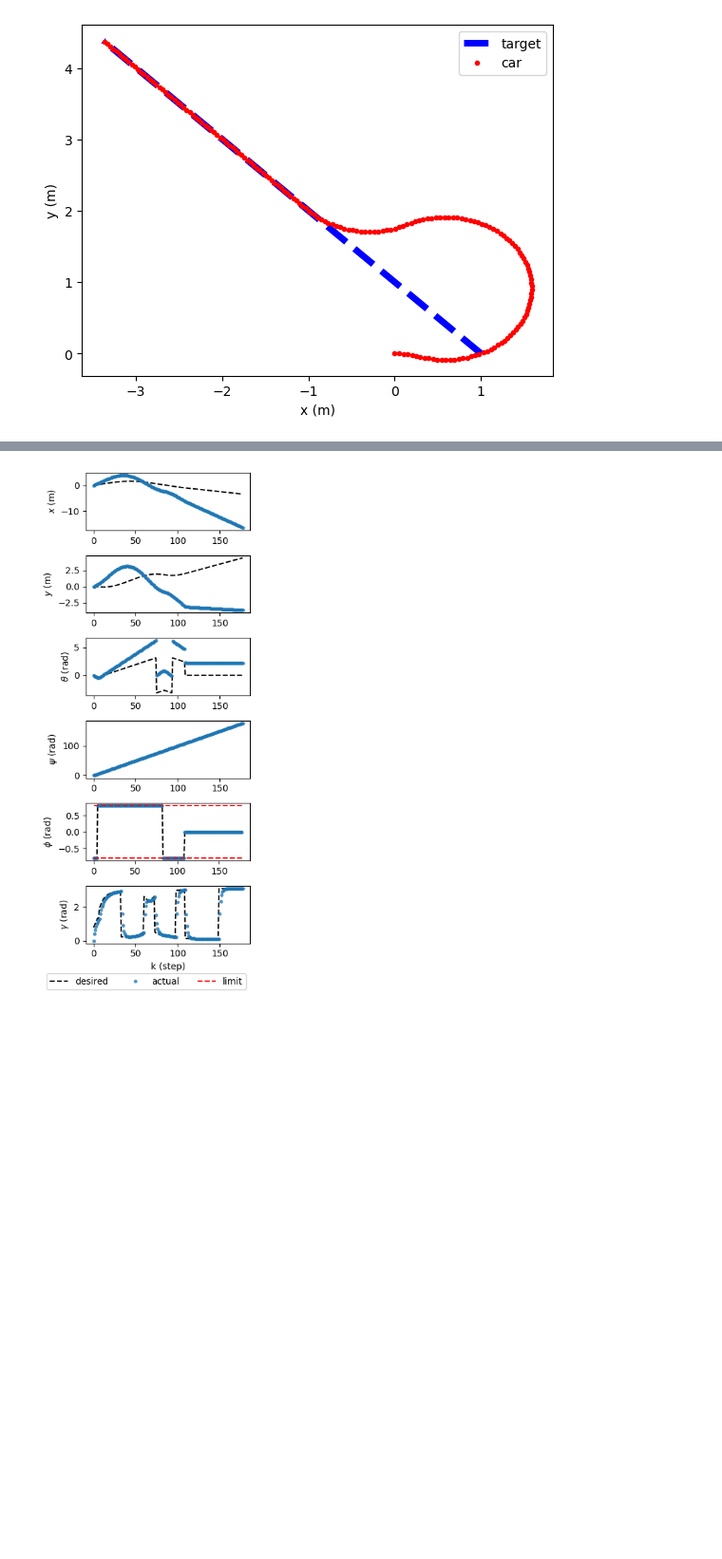
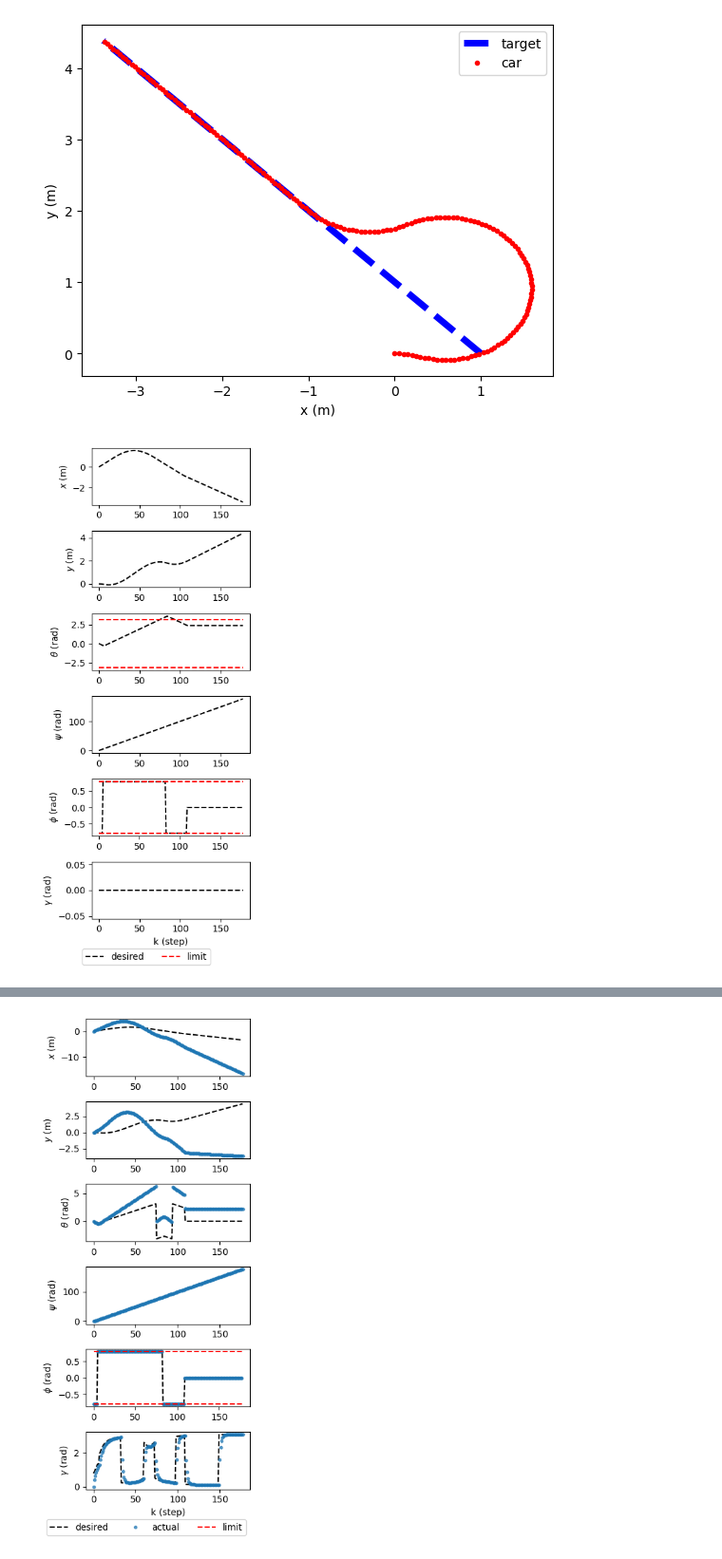
Before and after one commit to c-hague/LinearizedCarRobot, a Jupyter notebook: linearizedCar.ipynb, the cells around one changed output, grey strips where cells are left out. Shown at 95% size. Drawn from its saved outputs; the diff is of its cells as text; code cells hidden in the pictures; blank space fills up the shorter version.

```diff
--- a/linearizedCar.ipynb
+++ b/linearizedCar.ipynb
@@ -298,3 +295,76 @@ fig.savefig('target/trajectories.pdf')
 xy_des = np.row_stack([p, w])
 # %% [output]
 [figure]
+# %%
+x_desired = []
+length = 1
+rho = .05
+u_psi = 1 / rho
+
+T_1 = int(np.floor(path0.a / path0.cost * T_c))
+T_2 = int(np.floor(path0.b / path0.cost * T_c))
+T_3 = T_c - T_2 - T_1
+T_4 = T_s
+
+# first path
+f = dubinsCurve2d(path0.start.toarray(), path0.a, path0.b, path0.c, r, path0.type)
+t = np.arange(0, path0.cost, dt)
+t /= path0.cost
+# first curve
+k = 0
+g = curvePathGenerator(f, path0.cost, -1, -phi_max, u_psi)
+for i in range(T_1):
+    x_desired.append(g(k * dt))
+    k += 1
+
+# second curve
+xy = f(t[k])
+alt = f(t[k] - .001)
+theta = np.arctan2(xy[1] - alt[1], xy[0] - alt[0])
+g = curvePathGenerator(f, path0.cost, 1, phi_max, u_psi)
+for i in range(T_2):
+    x_desired.append(g(k * dt))
+    k += 1
+
+# thrid curve
+xy = f(t[k])
+alt = f(t[k] - .001)
+theta = np.arctan2(xy[1] - alt[1], xy[0] - alt[0])
+g = curvePathGenerator(f, path0.cost, -1, -phi_max, u_psi)
+for i in range(T_3):
+    x_desired.append(g(k * dt))
+    k += 1
+
+# second path
+g = straightLineGenerator(path1.start.x, path1.start.y, path1.start.psi, u_psi)
+for i in range(T_4 + 1):
+    x_desired.append(g(i * dt))
+    k += 1
+
+x_desired = np.array(x_desired)
+x_desired[:, 3] = np.arange(T + 1) * dt * u_psi
+x_desired[(T_2 - 3):(T_2 + 16), 2] += 2 * np.pi
+fig = plt.figure(figsize=(3.5, 8))
+axes = fig.subplots(6, 1)
+axes[0].plot(x_desired[:, 0], 'k--', label='desired')
+axes[0].set_ylabel('$x$ (m)')
+axes[1].plot(x_desired[:, 1], 'k--')
+axes[1].set_ylabel('$y$ (m)')
+axes[2].plot(x_desired[:, 2], 'k--')
+axes[2].set_ylabel(r'$\theta$ (rad)')
+axes[2].plot([0, T], [np.pi, np.pi], c='r', ls='--')
+axes[2].plot([0, T], [-np.pi, -np.pi], c='r', ls='--')
+axes[3].plot(x_desired[:, 3], 'k--')
+axes[3].set_ylabel('$\psi$ (rad)')
+axes[4].plot(x_desired[:, 4], 'k--')
+axes[4].set_ylabel('$\phi$ (rad)')
+axes[4].plot([0, T+1], [-phi_max, -phi_max], c='r', ls='--', label='limit')
+axes[4].plot([0, T+1], [phi_max, phi_max], c='r', ls='--')
+axes[5].plot(x_desired[:, 5], 'k--')
+axes[5].set_ylabel('$\gamma$ (rad)')
+axes[5].set_xlabel('k (step)')
+fig.legend(loc='lower center', ncol=3, bbox_to_anchor=(.5, -.025))
+fig.tight_layout()
+fig.savefig('target/path.pdf', bbox_inches='tight')
+# %% [output]
+[figure, added]
```
Also changed, not shown: parts of 12 cells of this notebook.
